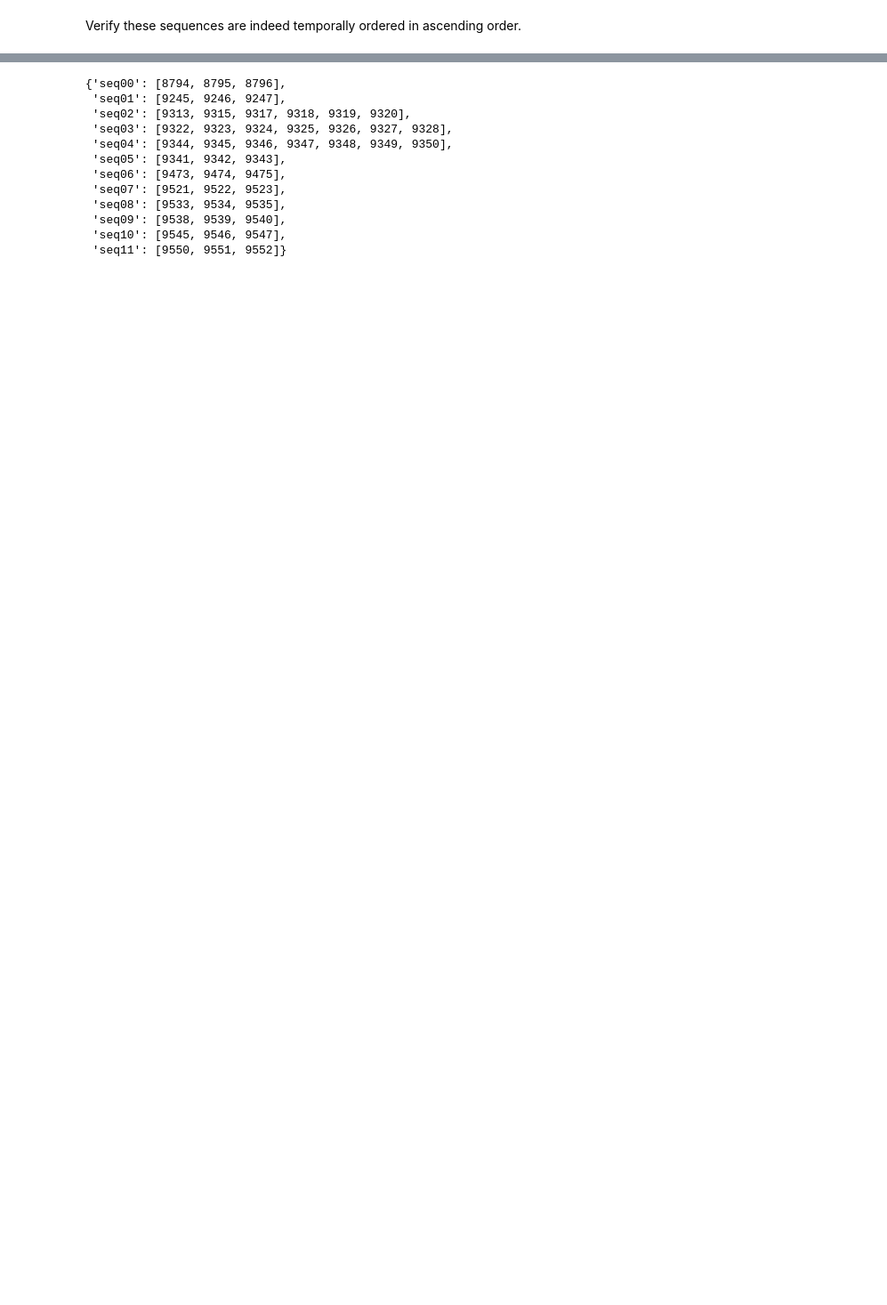
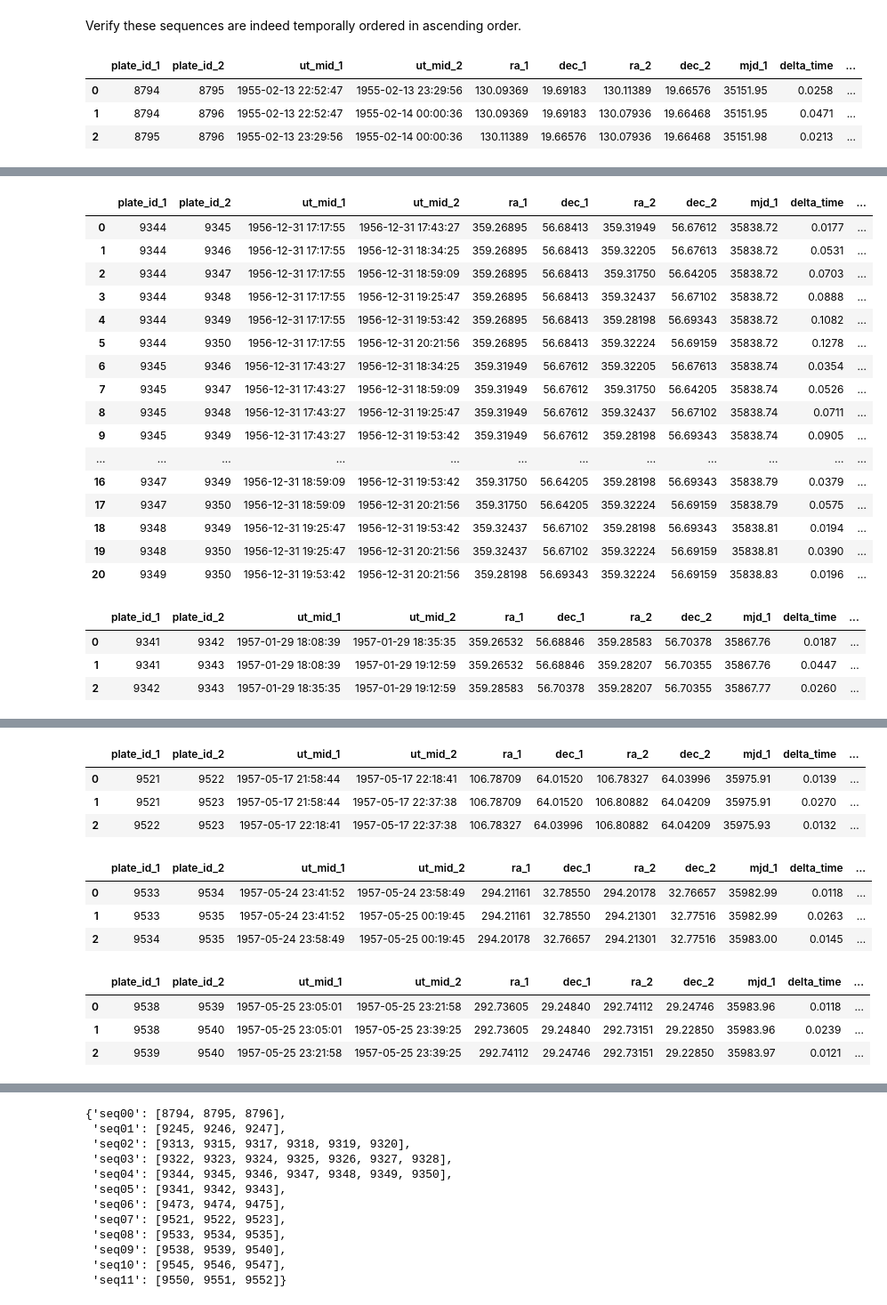
Before and after one commit to cuernodegazpacho/plateanalysis, a Jupyter notebook: footprints/footprint_analysis.ipynb, the cells around one changed output, grey strips where cells are left out. Shown at 89% size. Cells and saved outputs as stored; diff of their text form; code cells hidden in the pictures; blank space fills up the shorter version.

```diff
--- a/footprints/footprint_analysis.ipynb
+++ b/footprints/footprint_analysis.ipynb
@@ -241,6 +251,40 @@ def find_processed(plate1, plate2):
         result = ''
 
     return result
+# %%
+def build_groups(table, min_group_size, max_group_size, initial_seqno=0):
+    last_group = table2['group'][-1]
+    all_groups = []
+
+    for group in range(last_group+1):
+
+        group_list = []
+
+        mask = table2['group'] == group
+        table2_a = table2[mask]
+
+        if len(table2_a) >= min_group_size and len(table2_a) <= max_group_size:
+            display_with_pandas(table2_a)
+
+            all_plates = list(table2_a['plate_id_1']) + list(table2_a['plate_id_2'])
+            group_list.extend(all_plates)
+            group_list = list(dict.fromkeys(group_list)) # removing duplicates in group
+            group_list.sort()
+
+            all_groups.append(group_list)
+
+    print()
+    print("--------")
+    print("Interesting sequences of plates:")
+    print()
+    seq_dict = {}
+    for seqno, group in enumerate(all_groups):
+        out_seqno = seqno + initial_seqno
+        key = "seq%02i" % out_seqno
+        seq_dict[key] = all_groups[seqno]
+        print("'seq%02i': %s," % (out_seqno, str(group)))
+
+    return seq_dict
 # %% [markdown]
 ## Read footprints table generated by APPLAUSE database
 # %%
@@ -473,2 +399,9 @@ Interesting sequences of plates:
 # %% [markdown]
 Verify these sequences are indeed temporally ordered in ascending order.
+# %%
+seq_dict = build_groups(table2, 3, 1000) # min size: 3; max size: inf
+# %% [output]
+|  | plate_id_1 | plate_id_2 | ut_mid_1 | ut_mid_2 | ra_1 | dec_1 | ra_2 | dec_2 | mjd_1 | delta_time | ... |
+| 0 | 8794 | 8795 | 1955-02-13 22:52:47 | 1955-02-13 23:29:56 | 130.09369 | 19.69183 | 130.11389 | 19.66576 | 35151.95 | 0.0258 | ... |
+| 1 | 8794 | 8796 | 1955-02-13 22:52:47 | 1955-02-14 00:00:36 | 130.09369 | 19.69183 | 130.07936 | 19.66468 | 35151.95 | 0.0471 | ... |
+| 2 | 8795 | 8796 | 1955-02-13 23:29:56 | 1955-02-14 00:00:36 | 130.11389 | 19.66576 | 130.07936 | 19.66468 | 35151.98 | 0.0213 | ... |
@@ -474,0 +440,21 @@ Verify these sequences are indeed temporally ordered in ascending order.
+|  | plate_id_1 | plate_id_2 | ut_mid_1 | ut_mid_2 | ra_1 | dec_1 | ra_2 | dec_2 | mjd_1 | delta_time | ... |
+| 0 | 9344 | 9345 | 1956-12-31 17:17:55 | 1956-12-31 17:43:27 | 359.26895 | 56.68413 | 359.31949 | 56.67612 | 35838.72 | 0.0177 | ... |
+| 1 | 9344 | 9346 | 1956-12-31 17:17:55 | 1956-12-31 18:34:25 | 359.26895 | 56.68413 | 359.32205 | 56.67613 | 35838.72 | 0.0531 | ... |
+| 2 | 9344 | 9347 | 1956-12-31 17:17:55 | 1956-12-31 18:59:09 | 359.26895 | 56.68413 | 359.31750 | 56.64205 | 35838.72 | 0.0703 | ... |
+| 3 | 9344 | 9348 | 1956-12-31 17:17:55 | 1956-12-31 19:25:47 | 359.26895 | 56.68413 | 359.32437 | 56.67102 | 35838.72 | 0.0888 | ... |
+| 4 | 9344 | 9349 | 1956-12-31 17:17:55 | 1956-12-31 19:53:42 | 359.26895 | 56.68413 | 359.28198 | 56.69343 | 35838.72 | 0.1082 | ... |
+| 5 | 9344 | 9350 | 1956-12-31 17:17:55 | 1956-12-31 20:21:56 | 359.26895 | 56.68413 | 359.32224 | 56.69159 | 35838.72 | 0.1278 | ... |
+| 6 | 9345 | 9346 | 1956-12-31 17:43:27 | 1956-12-31 18:34:25 | 359.31949 | 56.67612 | 359.32205 | 56.67613 | 35838.74 | 0.0354 | ... |
+| 7 | 9345 | 9347 | 1956-12-31 17:43:27 | 1956-12-31 18:59:09 | 359.31949 | 56.67612 | 359.31750 | 56.64205 | 35838.74 | 0.0526 | ... |
+| 8 | 9345 | 9348 | 1956-12-31 17:43:27 | 1956-12-31 19:25:47 | 359.31949 | 56.67612 | 359.32437 | 56.67102 | 35838.74 | 0.0711 | ... |
+| 9 | 9345 | 9349 | 1956-12-31 17:43:27 | 1956-12-31 19:53:42 | 359.31949 | 56.67612 | 359.28198 | 56.69343 | 35838.74 | 0.0905 | ... |
+| ... | ... | ... | ... | ... | ... | ... | ... | ... | ... | ... | ... |
+| 16 | 9347 | 9349 | 1956-12-31 18:59:09 | 1956-12-31 19:53:42 | 359.31750 | 56.64205 | 359.28198 | 56.69343 | 35838.79 | 0.0379 | ... |
+| 17 | 9347 | 9350 | 1956-12-31 18:59:09 | 1956-12-31 20:21:56 | 359.31750 | 56.64205 | 359.32224 | 56.69159 | 35838.79 | 0.0575 | ... |
+| 18 | 9348 | 9349 | 1956-12-31 19:25:47 | 1956-12-31 19:53:42 | 359.32437 | 56.67102 | 359.28198 | 56.69343 | 35838.81 | 0.0194 | ... |
+| 19 | 9348 | 9350 | 1956-12-31 19:25:47 | 1956-12-31 20:21:56 | 359.32437 | 56.67102 | 359.32224 | 56.69159 | 35838.81 | 0.0390 | ... |
+| 20 | 9349 | 9350 | 1956-12-31 19:53:42 | 1956-12-31 20:21:56 | 359.28198 | 56.69343 | 359.32224 | 56.69159 | 35838.83 | 0.0196 | ... |
+|  | plate_id_1 | plate_id_2 | ut_mid_1 | ut_mid_2 | ra_1 | dec_1 | ra_2 | dec_2 | mjd_1 | delta_time | ... |
+| 0 | 9341 | 9342 | 1957-01-29 18:08:39 | 1957-01-29 18:35:35 | 359.26532 | 56.68846 | 359.28583 | 56.70378 | 35867.76 | 0.0187 | ... |
+| 1 | 9341 | 9343 | 1957-01-29 18:08:39 | 1957-01-29 19:12:59 | 359.26532 | 56.68846 | 359.28207 | 56.70355 | 35867.76 | 0.0447 | ... |
+| 2 | 9342 | 9343 | 1957-01-29 18:35:35 | 1957-01-29 19:12:59 | 359.28583 | 56.70378 | 359.28207 | 56.70355 | 35867.77 | 0.0260 | ... |
@@ -474,0 +465,12 @@ Verify these sequences are indeed temporally ordered in ascending order.
+|  | plate_id_1 | plate_id_2 | ut_mid_1 | ut_mid_2 | ra_1 | dec_1 | ra_2 | dec_2 | mjd_1 | delta_time | ... |
+| 0 | 9521 | 9522 | 1957-05-17 21:58:44 | 1957-05-17 22:18:41 | 106.78709 | 64.01520 | 106.78327 | 64.03996 | 35975.91 | 0.0139 | ... |
+| 1 | 9521 | 9523 | 1957-05-17 21:58:44 | 1957-05-17 22:37:38 | 106.78709 | 64.01520 | 106.80882 | 64.04209 | 35975.91 | 0.0270 | ... |
+| 2 | 9522 | 9523 | 1957-05-17 22:18:41 | 1957-05-17 22:37:38 | 106.78327 | 64.03996 | 106.80882 | 64.04209 | 35975.93 | 0.0132 | ... |
+|  | plate_id_1 | plate_id_2 | ut_mid_1 | ut_mid_2 | ra_1 | dec_1 | ra_2 | dec_2 | mjd_1 | delta_time | ... |
+| 0 | 9533 | 9534 | 1957-05-24 23:41:52 | 1957-05-24 23:58:49 | 294.21161 | 32.78550 | 294.20178 | 32.76657 | 35982.99 | 0.0118 | ... |
+| 1 | 9533 | 9535 | 1957-05-24 23:41:52 | 1957-05-25 00:19:45 | 294.21161 | 32.78550 | 294.21301 | 32.77516 | 35982.99 | 0.0263 | ... |
+| 2 | 9534 | 9535 | 1957-05-24 23:58:49 | 1957-05-25 00:19:45 | 294.20178 | 32.76657 | 294.21301 | 32.77516 | 35983.00 | 0.0145 | ... |
+|  | plate_id_1 | plate_id_2 | ut_mid_1 | ut_mid_2 | ra_1 | dec_1 | ra_2 | dec_2 | mjd_1 | delta_time | ... |
+| 0 | 9538 | 9539 | 1957-05-25 23:05:01 | 1957-05-25 23:21:58 | 292.73605 | 29.24840 | 292.74112 | 29.24746 | 35983.96 | 0.0118 | ... |
+| 1 | 9538 | 9540 | 1957-05-25 23:05:01 | 1957-05-25 23:39:25 | 292.73605 | 29.24840 | 292.73151 | 29.22850 | 35983.96 | 0.0239 | ... |
+| 2 | 9539 | 9540 | 1957-05-25 23:21:58 | 1957-05-25 23:39:25 | 292.74112 | 29.24746 | 292.73151 | 29.22850 | 35983.97 | 0.0121 | ... |
```
Also changed, not shown: parts of 12 cells of this notebook, 17 other files.
